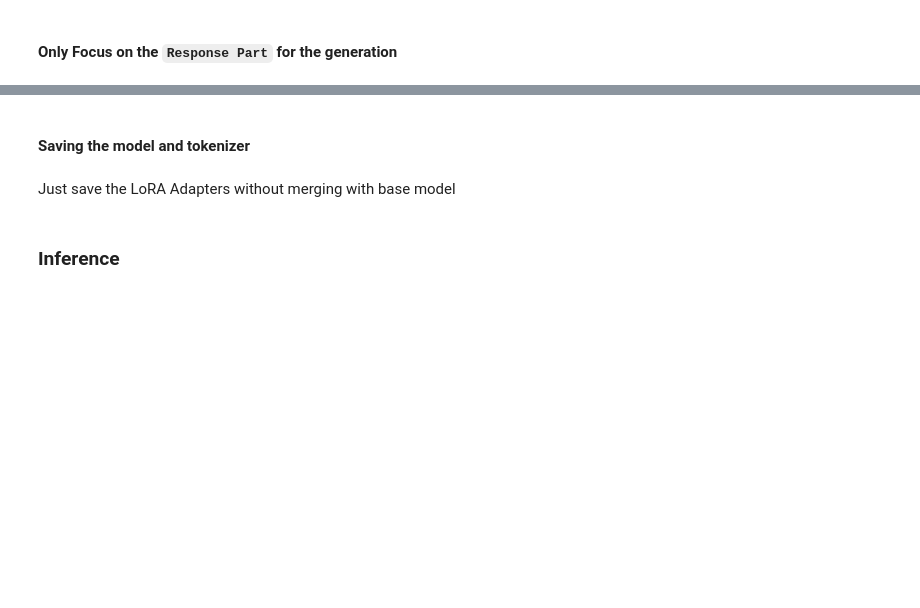
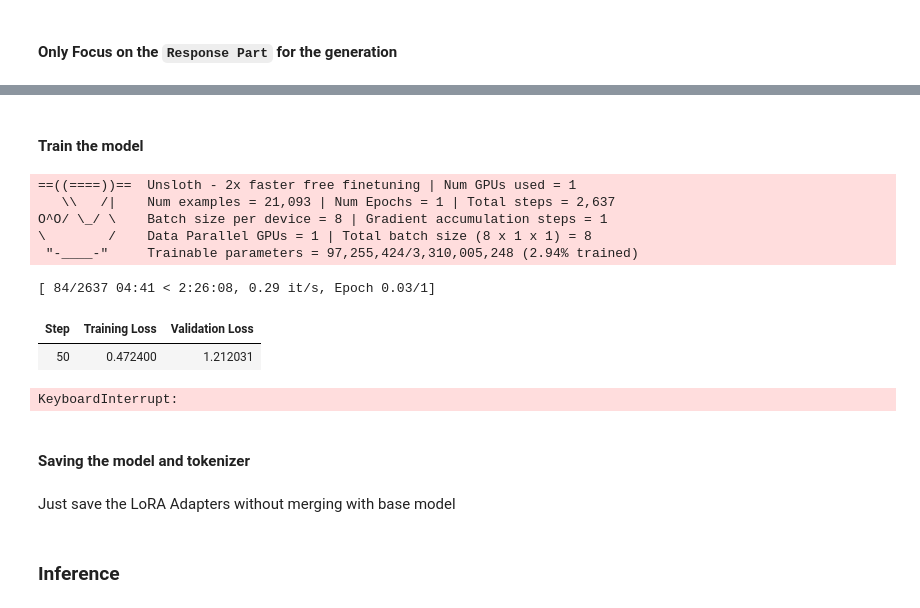
Before and after one commit to embedded-robotics/llm-distillation, a Jupyter notebook: llama_sft_phase2_kabatubare_medical.ipynb, the cells around one changed output, grey strips where cells are left out. Cells and saved outputs as stored; diff of their text form; code cells hidden in the pictures; blank space fills up the shorter version.

```diff
--- a/llama_sft_phase2_kabatubare_medical.ipynb
+++ b/llama_sft_phase2_kabatubare_medical.ipynb
@@ -99,16 +151,16 @@ peft_model_path = "./llama32-sft-peft-kabatubare" #use for LoRA based fine-tunin
 training_args = TrainingArguments(
         output_dir=peft_model_path,
         per_device_train_batch_size=8,
-        per_device_eval_batch_size=2,
+        per_device_eval_batch_size=8,
         # gradient_accumulation_steps=4,
         eval_strategy="steps",
-        eval_steps=0.1,
+        eval_steps=50,
         logging_strategy="steps",
         logging_steps=50,
         save_strategy="steps",
-        save_steps=0.1,
+        save_steps=500,
         warmup_steps = 5,
-        num_train_epochs = 3,
+        num_train_epochs = 1,
         learning_rate = 2e-4,
         fp16 = not is_bfloat16_supported(),
         bf16 = is_bfloat16_supported(),
@@ -153,3 +250,17 @@ trainer.train_dataset['labels'][0]
+# %% [markdown]
+#### Train the model
+# %%
+trainer_stats = trainer.train()
+# %% [output]
+==((====))==  Unsloth - 2x faster free finetuning | Num GPUs used = 1
+   \\   /|    Num examples = 21,093 | Num Epochs = 1 | Total steps = 2,637
+O^O/ \_/ \    Batch size per device = 8 | Gradient accumulation steps = 1
+\        /    Data Parallel GPUs = 1 | Total batch size (8 x 1 x 1) = 8
+ "-____-"     Trainable parameters = 97,255,424/3,310,005,248 (2.94% trained)
+[ 84/2637 04:41 < 2:26:08, 0.29 it/s, Epoch 0.03/1]
+| Step | Training Loss | Validation Loss |
+| 50 | 0.472400 | 1.212031 |
+KeyboardInterrupt:
 # %% [markdown]
 #### Saving the model and tokenizer
 # %% [markdown]
```
Also changed, not shown: parts of 12 cells of this notebook.
